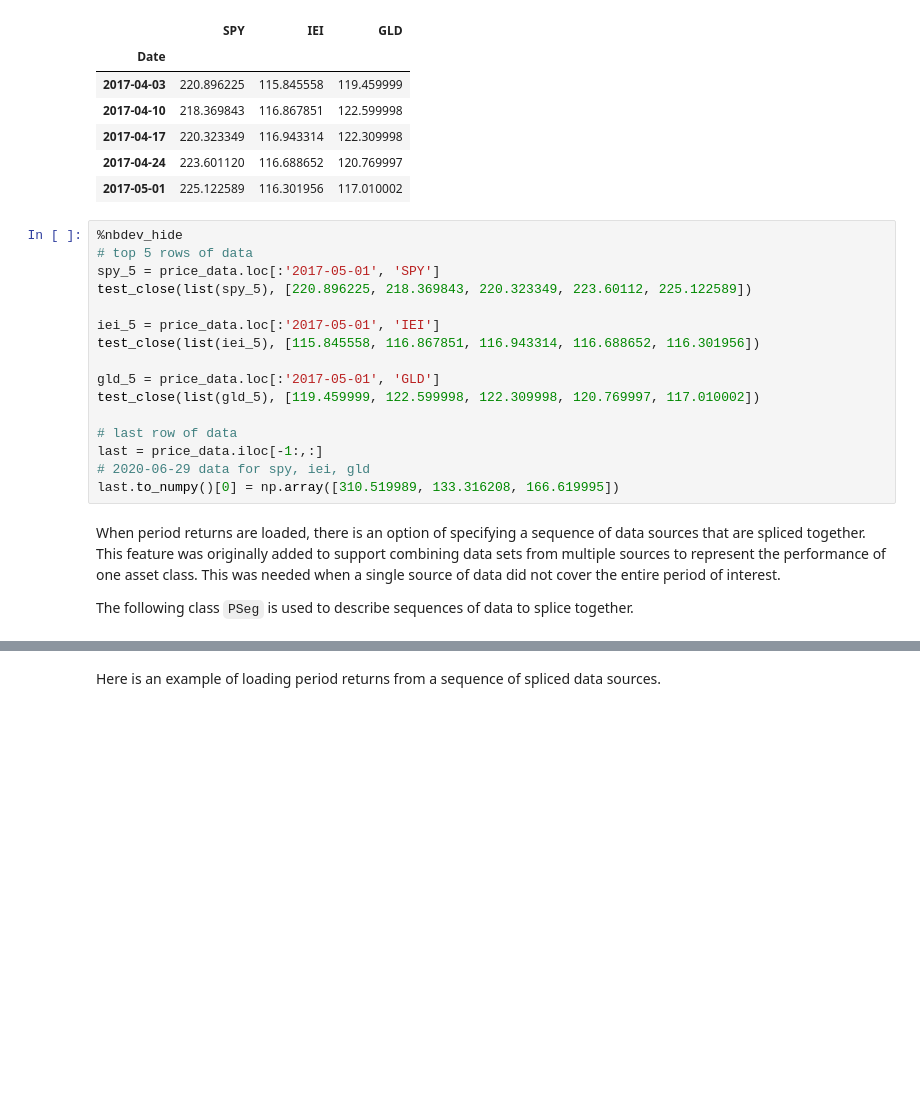
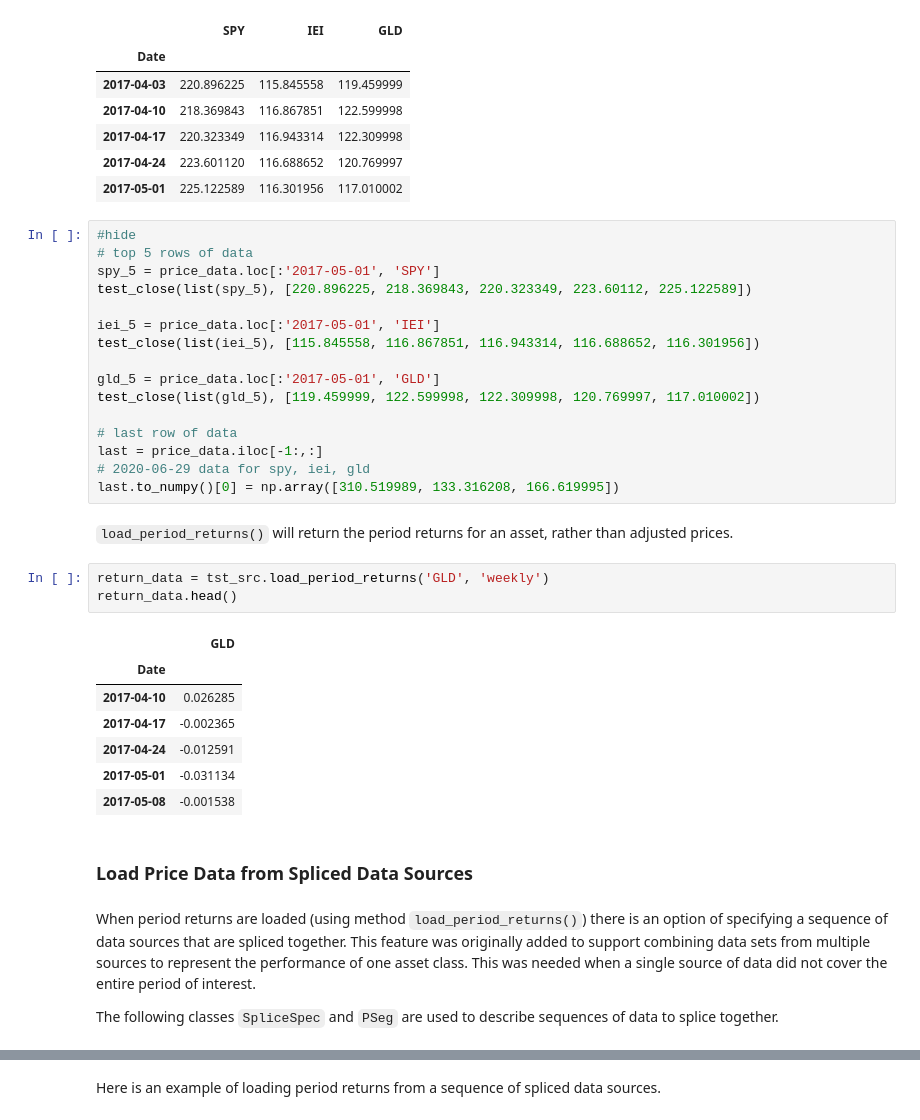
Before and after one commit to rickatx/rfpfolio, a Jupyter notebook: 00_core.ipynb, the cells around one changed output, grey strips where cells are left out. Saved outputs shown, nothing was run; the diff lists cells and outputs as text; blank space fills up the shorter version.

```diff
--- a/00_core.ipynb
+++ b/00_core.ipynb
@@ -184,7 +193,7 @@ price_data.head()
 | 2017-04-24 | 223.601120 | 116.688652 | 120.769997 |
 | 2017-05-01 | 225.122589 | 116.301956 | 117.010002 |
 # %%
-%nbdev_hide
+#hide
 # top 5 rows of data
 spy_5 = price_data.loc[:'2017-05-01', 'SPY']
 test_close(list(spy_5), [220.896225, 218.369843, 220.323349, 223.60112, 225.122589])
@@ -199,8 +208,23 @@ test_close(list(gld_5), [119.459999, 122.599998, 122.309998, 120.769997, 117.010
 last = price_data.iloc[-1:,:]
 # 2020-06-29 data for spy, iei, gld
 last.to_numpy()[0] = np.array([310.519989, 133.316208, 166.619995])
+# %% [markdown]
+`load_period_returns()` will return the period returns for an asset, rather than adjusted prices.
+# %%
+return_data = tst_src.load_period_returns('GLD', 'weekly')
+return_data.head()
+# %% [output]
+|  | GLD |
+| Date |  |
+| 2017-04-10 | 0.026285 |
+| 2017-04-17 | -0.002365 |
+| 2017-04-24 | -0.012591 |
+| 2017-05-01 | -0.031134 |
+| 2017-05-08 | -0.001538 |
+# %% [markdown]
+### Load Price Data from Spliced Data Sources
 # %% [markdown]
-When period returns are loaded, there is an option of specifying a sequence of data sources that are spliced together. This feature was originally added to support combining data sets from multiple sources to represent the performance of one asset class. This was needed when a single source of data did not cover the entire period of interest.
+When period returns are loaded (using method `load_period_returns()`) there is an option of specifying a sequence of data sources that are spliced together. This feature was originally added to support combining data sets from multiple sources to represent the performance of one asset class. This was needed when a single source of data did not cover the entire period of interest.
 
-The following class `PSeg` is used to describe sequences of data to splice together.
+The following classes `SpliceSpec` and `PSeg` are used to describe sequences of data to splice together.
 # %%
```
Also changed, not shown: parts of 29 cells of this notebook, 5 other files.
